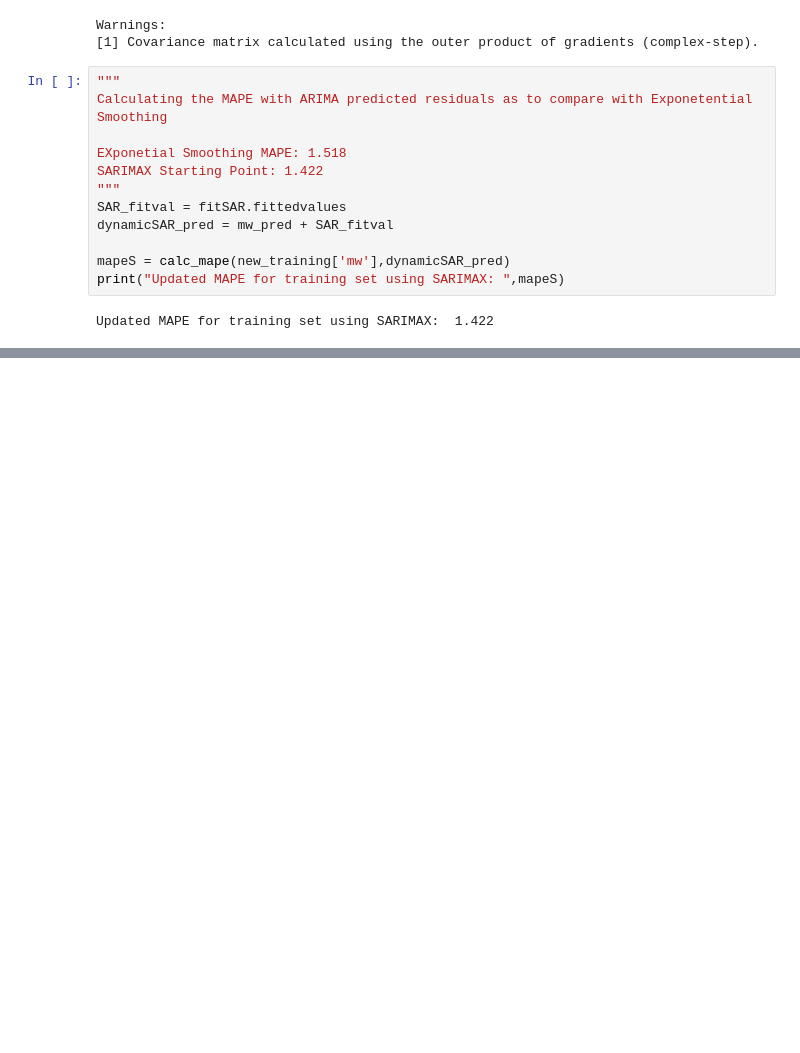
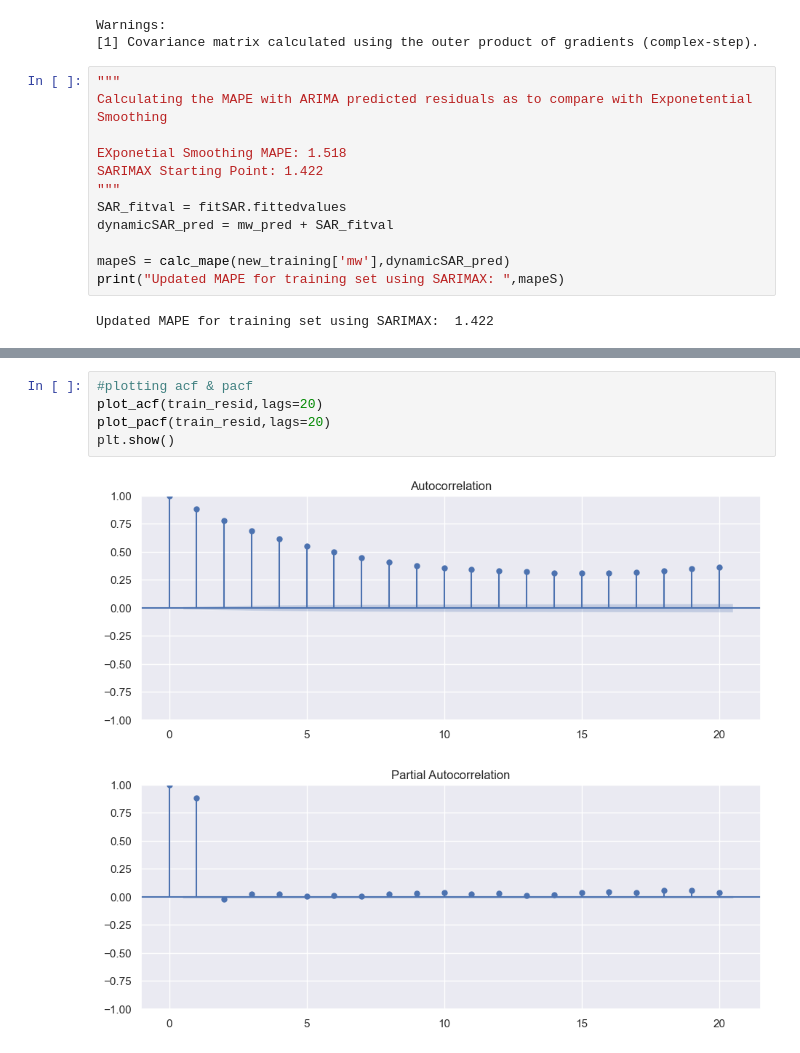
Before and after one commit to vjem/energy_tsf, a Jupyter notebook: energyForecasting.ipynb, the cells around one changed output, grey strips where cells are left out. Saved outputs shown, nothing was run; the diff lists cells and outputs as text; blank space fills up the shorter version.

Commit message:
Added code for adfuller and plot_acf and plot_pacf. Added code for SARIMAX forecasts.

```diff
--- a/energyForecasting.ipynb
+++ b/energyForecasting.ipynb
@@ -895,0 +923,8 @@ Updated MAPE for training set using SARIMAX:  1.422
+# %%
+#plotting acf & pacf
+plot_acf(train_resid,lags=20)
+plot_pacf(train_resid,lags=20)
+plt.show()
+# %% [output]
+[figure, added]
+[figure, added]
```
Also changed, not shown: parts of 13 cells of this notebook.
